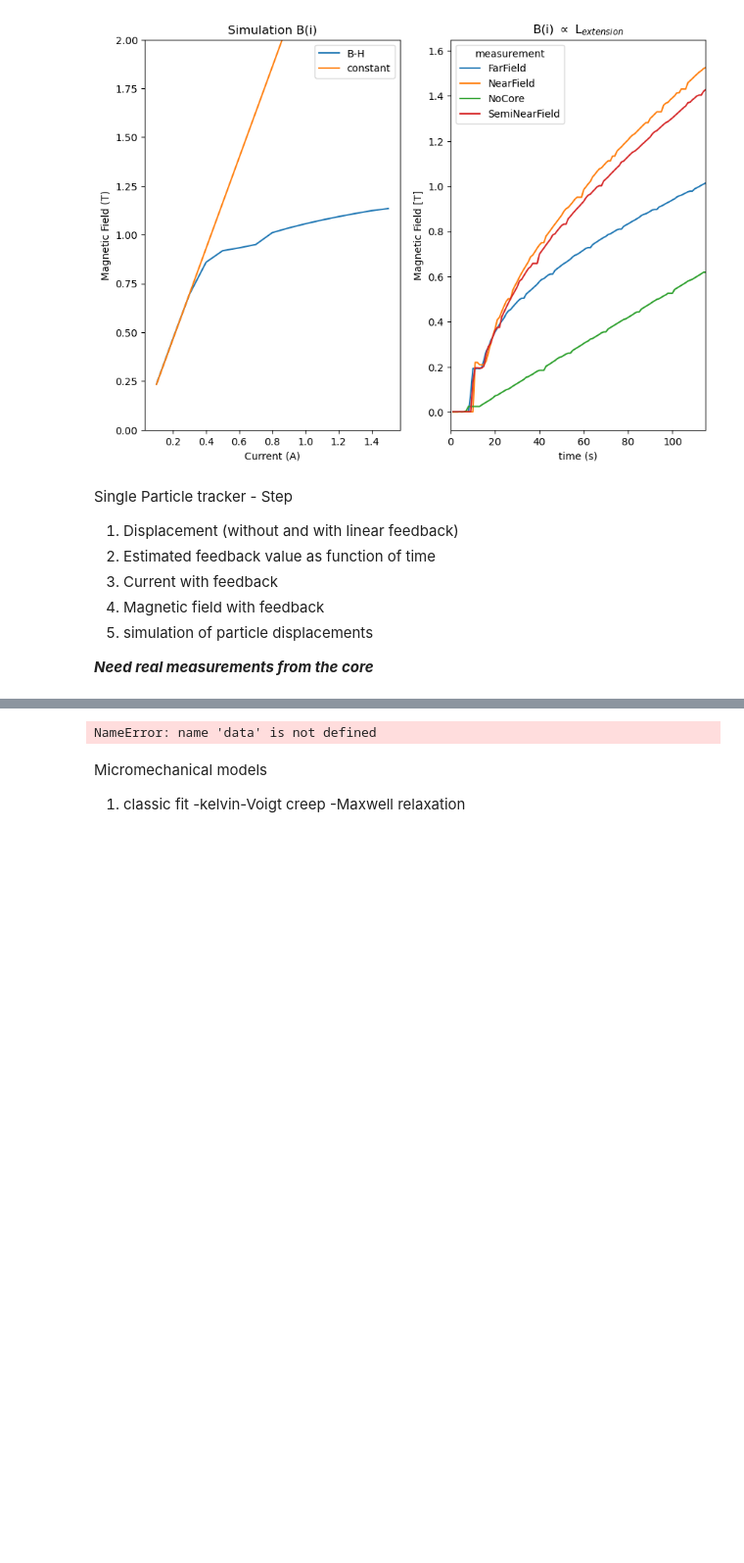
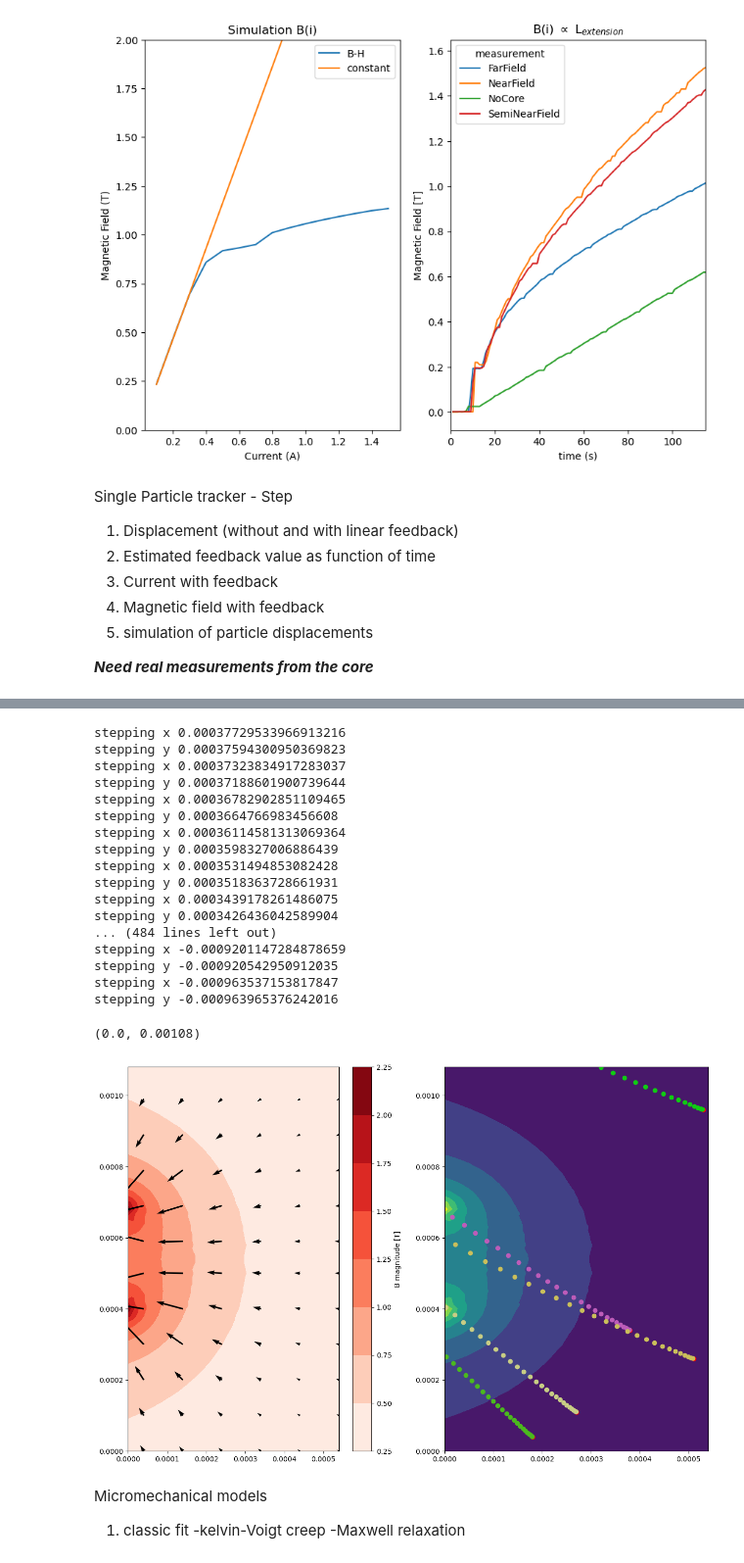
Before and after one commit to ArttuD/MicrorheologyProto, a Jupyter notebook: Notebook.ipynb, the cells around one changed output, grey strips where cells are left out. Shown at 98% size. Cells and saved outputs as stored; diff of their text form; code cells hidden in the pictures; blank space fills up the shorter version.

```diff
--- a/Notebook.ipynb
+++ b/Notebook.ipynb
@@ -749,74 +777,93 @@ class particle:
 # %%
+fig,ax = plt.subplots(nrows = 1, ncols = 2, figsize=(15,10))
+
+
+
 pixel_size = 3.5/(20*3.3*0.3)
-FoV_x = 2048*pixel_size*1e-6
-FoV_y = 1536*pixel_size*1e-6
+FoV_x = np.max(xx_)
+FoV_y = np.max(yy_)
 
 mu_0 = 4*np.pi*1e-7
 
-steps = 10
-dt = 1
-
-num_sim = 10
+num_sim = 5
+n_steps = 10
+dt = 1e-10
 
 beads = []
 
-number_of_colors = num_sim
+color = ["#"+''.join([random.choice('0123456789ABCDEF') for j in range(6)])
+             for i in range(num_sim)]
 
-color = ["#"+''.join([random.choice('0123456789ABCDEF') for j in range(6)])
-             for i in range(number_of_colors)]
 
-plt.contourf(xx, yy, data, cmap = "Reds")
+h = ax[0].contourf(xx_, yy_, B, cmap = "Reds")
+cbar = fig.colorbar(h, label = "B magnitude [T]")
+ax[0].quiver(xx_[::phase, ::phase], yy_[::phase,::phase], dBy[::phase,::phase], dBx[::phase,::phase], angles = "xy") #dBy[::phase,::phase],dBx[::phase,::phase]
+
+ax[1].contourf(xx_, yy_, B)
 
 
 for i in range(num_sim):
 
     x_pos = np.round(np.random.uniform(0,FoV_x),5)
     y_pos = np.round(np.random.uniform(0,FoV_y),5)
 
-    bead = particle(x_pos, y_pos, 1e-3, steps)
+    bead = particle(x_pos, y_pos, 1e-3, n_steps)
 
     x_, y_ = bead.get_position()
 
     plt.scatter(x_, y_, label = "step 0", c = "red")
 
-    for steps in range(50):
+    for step in range(50):
         try:
-            x_idx = np.where((xx == np.round(x_pos,5)) & (yy ==  np.round(y_pos,5)))[0][0]
-            y_idx = np.where((xx ==  np.round(x_pos,5)) & (yy ==  np.round(y_pos,5)))[1][0]
+            x_idx = np.argmin(np.abs((rows-x_pos)))
+            y_idx = np.argmin(np.abs((columns-y_pos)))
 
-            B_current = data[x_idx, y_idx]
+            B_current = B[x_idx, y_idx]
             H_current = B_current/mu_0
 
             mu_idx = np.argmin(H_current-fd_mean["H"].values)
-            #print("closest mu", np.min(H_current-fd_mean["H"].values)) #This has problems
-
             mu_current = fd_mean["M"].values[mu_idx]
 
-            #print("grads", dBx[x_idx,y_idx], dBy[x_idx,y_idx])
-
-            F_field_x = 4/3*np.pi*(size/2)**3*mu_current*mu_0*dBx[x_idx,y_idx]
-            F_field_y = 4/3*np.pi*(size/2)**3*mu_current*mu_0*dBy[x_idx,y_idx]
-
-            #print("Forces",F_field_x,F_field_y)
+            F_field_x = -4/3*np.pi*(size/2)**3*mu_current*mu_0*dBx[x_idx,y_idx]
+            F_field_y = -4/3*np.pi*(size/2)**3*mu_current*mu_0*dBy[x_idx,y_idx]
 
             bead.new_pos(F_field_x,F_field_y)
 
             x_pos, y_pos = bead.get_position()
 
-            p#rint("New position", x_pos, y_pos )
+            #print("New position", x_pos, y_pos )
 
-            plt.scatter(x_pos, y_pos, label = "step {} bead {}".format(steps, k), c = color[i] )
+            ax[1].scatter(x_pos, y_pos, label = "step {} bead {}".format(step, k), c = color[i] )
         except:
+            print("failed", step)
             break
 
     beads.append(bead)
 
 #plt.legend(fontsize = 2)
 
-plt.xlim([0, FoV_x])
-plt.ylim([0, FoV_y])
+ax[1].set_xlim([0, FoV_x])
+ax[1].set_ylim([0, FoV_y])
 # %% [output]
-NameError: name 'data' is not defined
+stepping x 0.00037729533966913216
+stepping y 0.00037594300950369823
+stepping x 0.00037323834917283037
+stepping y 0.00037188601900739644
+stepping x 0.00036782902851109465
+stepping y 0.0003664766983456608
+stepping x 0.00036114581313069364
+stepping y 0.0003598327006886439
+stepping x 0.0003531494853082428
+stepping y 0.0003518363728661931
+stepping x 0.0003439178261486075
+stepping y 0.0003426436042589904
+... (484 lines left out)
+stepping x -0.0009201147284878659
+stepping y -0.000920542950912035
+stepping x -0.000963537153817847
+stepping y -0.000963965376242016
+(0.0, 0.00108)
+[figure, added]
 # %% [markdown]
 Micromechanical models
 
```
Also changed, not shown: parts of 4 cells of this notebook, 2 other files.
